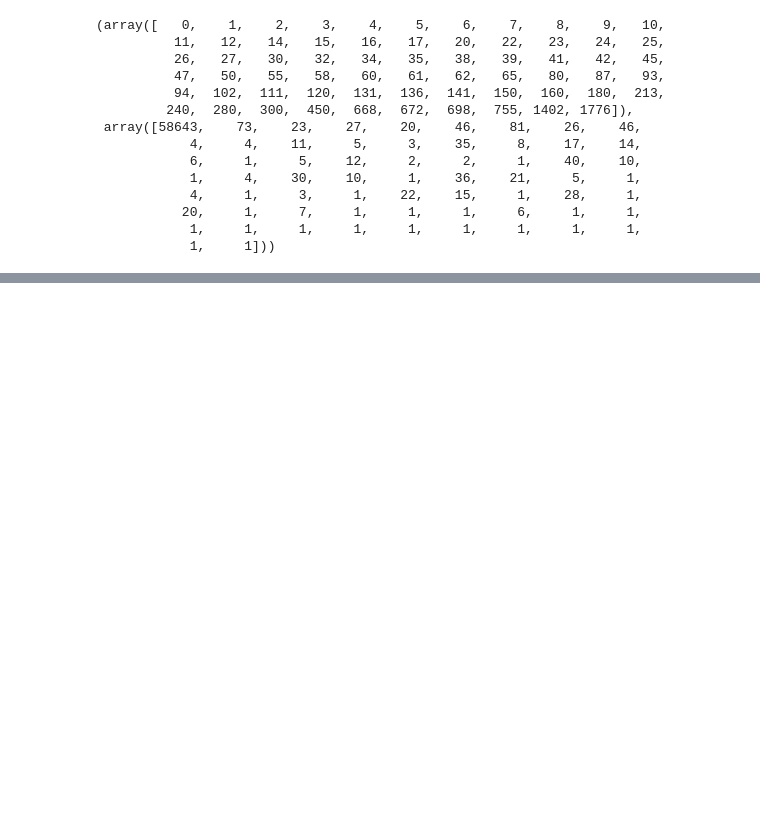
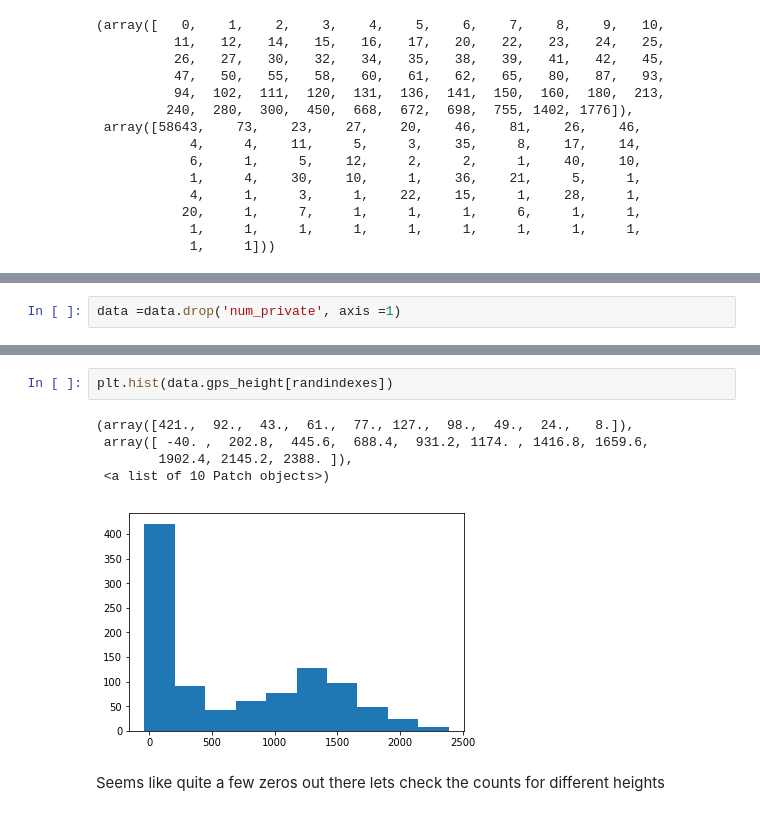
Before and after one commit to arunmarria/ClassificationProjects, a Jupyter notebook: Tanzanian ministry of Water - Predict faulty pumps/Predicting faulty water pumps.ipynb, the cells around one changed output, grey strips where cells are left out. Drawn from its saved outputs; the diff is of its cells as text; blank space fills up the shorter version.

```diff
--- a/Tanzanian ministry of Water - Predict faulty pumps/Predicting faulty water pumps.ipynb
+++ b/Tanzanian ministry of Water - Predict faulty pumps/Predicting faulty water pumps.ipynb
@@ -210,0 +237,2 @@ np.unique(data.num_private, return_counts=True)
+# %%
+data =data.drop('num_private', axis =1)
@@ -210,0 +248,10 @@ np.unique(data.num_private, return_counts=True)
+# %%
+plt.hist(data.gps_height[randindexes])
+# %% [output]
+(array([421.,  92.,  43.,  61.,  77., 127.,  98.,  49.,  24.,   8.]),
+ array([ -40. ,  202.8,  445.6,  688.4,  931.2, 1174. , 1416.8, 1659.6,
+        1902.4, 2145.2, 2388. ]),
+ <a list of 10 Patch objects>)
+[figure, added]
+# %% [markdown]
+Seems like quite a few zeros out there lets check the counts for different heights
```
Also changed, not shown: parts of 77 cells of this notebook.
